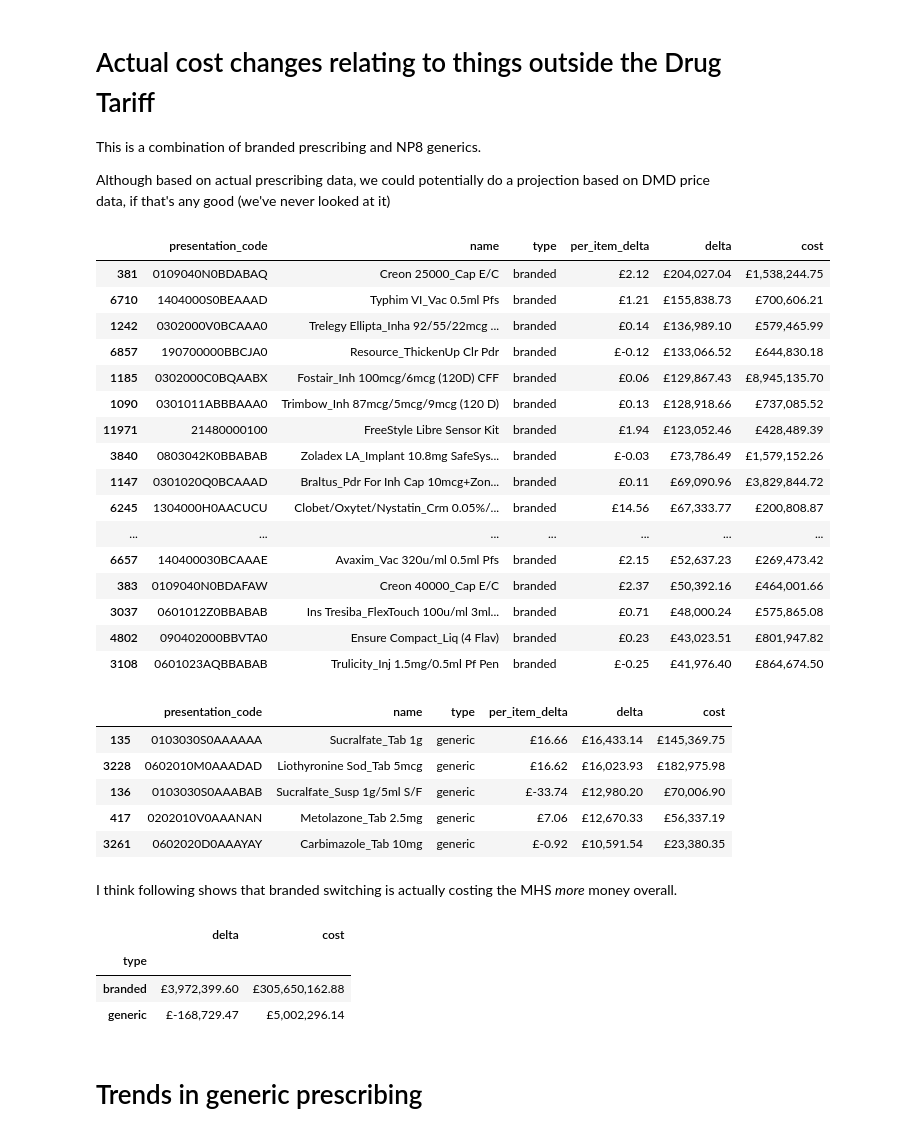
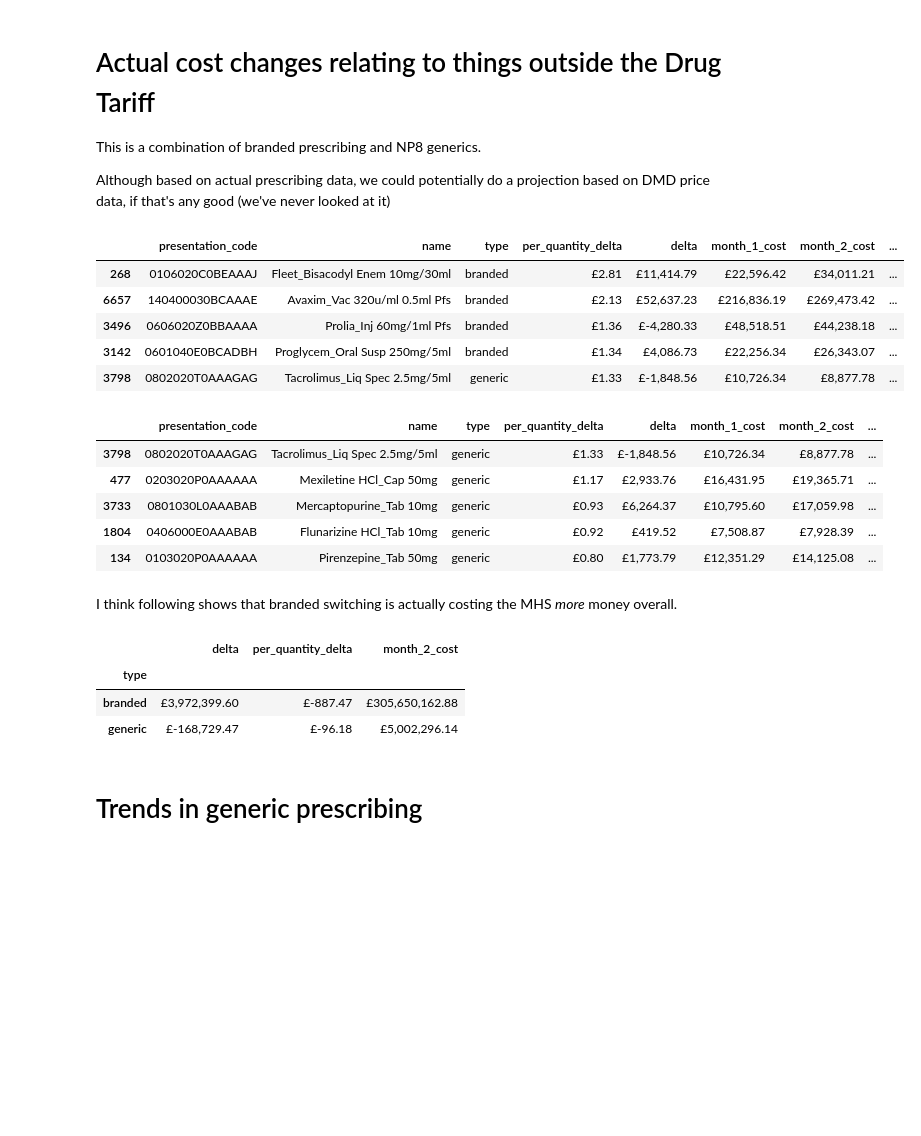
Before and after one commit to ebmdatalab/priceshocks, a Jupyter notebook: notebooks/sketch.ipynb, the cells around one changed output. Cells and saved outputs as stored; diff of their text form; code cells hidden in the pictures; blank space fills up the shorter version.

Commit message:
Use quantity not items in calculations, and filter listed np8 savings

```diff
--- a/notebooks/sketch.ipynb
+++ b/notebooks/sketch.ipynb
@@ -89,46 +89,36 @@ df3 = pd.read_sql_query(
     sql, con)
 # %%
 # Top NP8 / branded price changes
-df3.sort_values('delta', ascending=False).head(20)
+df4 = df3[df3.month_1_cost > 5000]
+df4.sort_values('per_quantity_delta', ascending=False).head()
 # %% [output]
-|  | presentation_code | name | type | per_item_delta | delta | cost |
-| 381 | 0109040N0BDABAQ | Creon 25000_Cap E/C | branded | £2.12 | £204,027.04 | £1,538,244.75 |
-| 6710 | 1404000S0BEAAAD | Typhim VI_Vac 0.5ml Pfs | branded | £1.21 | £155,838.73 | £700,606.21 |
-| 1242 | 0302000V0BCAAA0 | Trelegy Ellipta_Inha 92/55/22mcg ... | branded | £0.14 | £136,989.10 | £579,465.99 |
-| 6857 | 190700000BBCJA0 | Resource_ThickenUp Clr Pdr | branded | £-0.12 | £133,066.52 | £644,830.18 |
-| 1185 | 0302000C0BQAABX | Fostair_Inh 100mcg/6mcg (120D) CFF | branded | £0.06 | £129,867.43 | £8,945,135.70 |
-| 1090 | 0301011ABBBAAA0 | Trimbow_Inh 87mcg/5mcg/9mcg (120 D) | branded | £0.13 | £128,918.66 | £737,085.52 |
-| 11971 | 21480000100 | FreeStyle Libre Sensor Kit | branded | £1.94 | £123,052.46 | £428,489.39 |
-| 3840 | 0803042K0BBABAB | Zoladex LA_Implant 10.8mg SafeSys... | branded | £-0.03 | £73,786.49 | £1,579,152.26 |
-| 1147 | 0301020Q0BCAAAD | Braltus_Pdr For Inh Cap 10mcg+Zon... | branded | £0.11 | £69,090.96 | £3,829,844.72 |
-| 6245 | 1304000H0AACUCU | Clobet/Oxytet/Nystatin_Crm 0.05%/... | branded | £14.56 | £67,333.77 | £200,808.87 |
-| ... | ... | ... | ... | ... | ... | ... |
-| 6657 | 140400030BCAAAE | Avaxim_Vac 320u/ml 0.5ml Pfs | branded | £2.15 | £52,637.23 | £269,473.42 |
-| 383 | 0109040N0BDAFAW | Creon 40000_Cap E/C | branded | £2.37 | £50,392.16 | £464,001.66 |
-| 3037 | 0601012Z0BBABAB | Ins Tresiba_FlexTouch 100u/ml 3ml... | branded | £0.71 | £48,000.24 | £575,865.08 |
-| 4802 | 090402000BBVTA0 | Ensure Compact_Liq (4 Flav) | branded | £0.23 | £43,023.51 | £801,947.82 |
-| 3108 | 0601023AQBBABAB | Trulicity_Inj 1.5mg/0.5ml Pf Pen | branded | £-0.25 | £41,976.40 | £864,674.50 |
+|  | presentation_code | name | type | per_quantity_delta | delta | month_1_cost | month_2_cost | ... |
+| 268 | 0106020C0BEAAAJ | Fleet_Bisacodyl Enem 10mg/30ml | branded | £2.81 | £11,414.79 | £22,596.42 | £34,011.21 | ... |
+| 6657 | 140400030BCAAAE | Avaxim_Vac 320u/ml 0.5ml Pfs | branded | £2.13 | £52,637.23 | £216,836.19 | £269,473.42 | ... |
+| 3496 | 0606020Z0BBAAAA | Prolia_Inj 60mg/1ml Pfs | branded | £1.36 | £-4,280.33 | £48,518.51 | £44,238.18 | ... |
+| 3142 | 0601040E0BCADBH | Proglycem_Oral Susp 250mg/5ml | branded | £1.34 | £4,086.73 | £22,256.34 | £26,343.07 | ... |
+| 3798 | 0802020T0AAAGAG | Tacrolimus_Liq Spec 2.5mg/5ml | generic | £1.33 | £-1,848.56 | £10,726.34 | £8,877.78 | ... |
 # %%
 # The same, but just NP8 generics
-df3[df3.type == 'generic'].sort_values('delta', ascending=False).head()
+df4[df4.type == 'generic'].sort_values('per_quantity_delta', ascending=False).head()
 # %% [output]
-|  | presentation_code | name | type | per_item_delta | delta | cost |
-| 135 | 0103030S0AAAAAA | Sucralfate_Tab 1g | generic | £16.66 | £16,433.14 | £145,369.75 |
-| 3228 | 0602010M0AAADAD | Liothyronine Sod_Tab 5mcg | generic | £16.62 | £16,023.93 | £182,975.98 |
-| 136 | 0103030S0AAABAB | Sucralfate_Susp 1g/5ml S/F | generic | £-33.74 | £12,980.20 | £70,006.90 |
-| 417 | 0202010V0AAANAN | Metolazone_Tab 2.5mg | generic | £7.06 | £12,670.33 | £56,337.19 |
-| 3261 | 0602020D0AAAYAY | Carbimazole_Tab 10mg | generic | £-0.92 | £10,591.54 | £23,380.35 |
+|  | presentation_code | name | type | per_quantity_delta | delta | month_1_cost | month_2_cost | ... |
+| 3798 | 0802020T0AAAGAG | Tacrolimus_Liq Spec 2.5mg/5ml | generic | £1.33 | £-1,848.56 | £10,726.34 | £8,877.78 | ... |
+| 477 | 0203020P0AAAAAA | Mexiletine HCl_Cap 50mg | generic | £1.17 | £2,933.76 | £16,431.95 | £19,365.71 | ... |
+| 3733 | 0801030L0AAABAB | Mercaptopurine_Tab 10mg | generic | £0.93 | £6,264.37 | £10,795.60 | £17,059.98 | ... |
+| 1804 | 0406000E0AAABAB | Flunarizine HCl_Tab 10mg | generic | £0.92 | £419.52 | £7,508.87 | £7,928.39 | ... |
+| 134 | 0103020P0AAAAAA | Pirenzepine_Tab 50mg | generic | £0.80 | £1,773.79 | £12,351.29 | £14,125.08 | ... |
 # %% [markdown]
 I think following shows that branded switching is actually costing the MHS *more* money overall.
 # %%
 # Total price increases related to each type
 pd.options.display.float_format = '£{:,.2f}'.format
-pd.DataFrame(df3.groupby('type')['delta', 'cost'].sum())
+pd.DataFrame(df3.groupby('type')['delta', 'per_quantity_delta', 'month_2_cost'].sum())
 # %% [output]
-|  | delta | cost |
-| type |  |  |
-| branded | £3,972,399.60 | £305,650,162.88 |
-| generic | £-168,729.47 | £5,002,296.14 |
+|  | delta | per_quantity_delta | month_2_cost |
+| type |  |  |  |
+| branded | £3,972,399.60 | £-887.47 | £305,650,162.88 |
+| generic | £-168,729.47 | £-96.18 | £5,002,296.14 |
 # %% [markdown]
 # Trends in generic prescribing
 # %%
```
Also changed, not shown: 2 other files.
